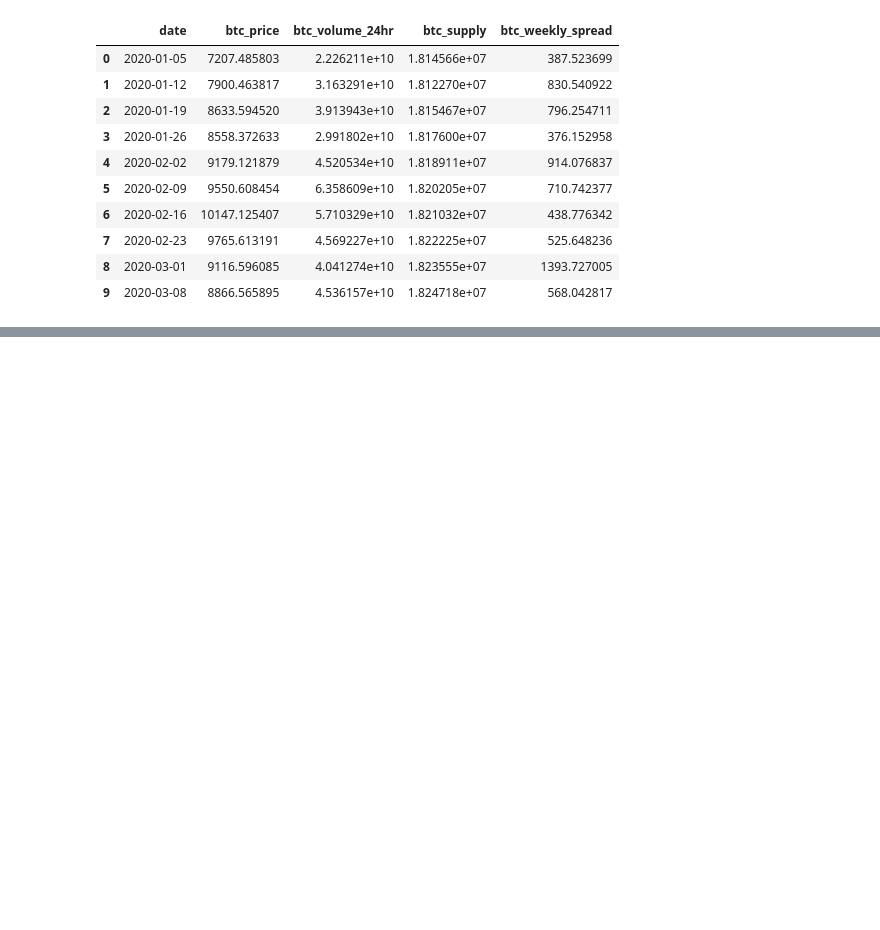
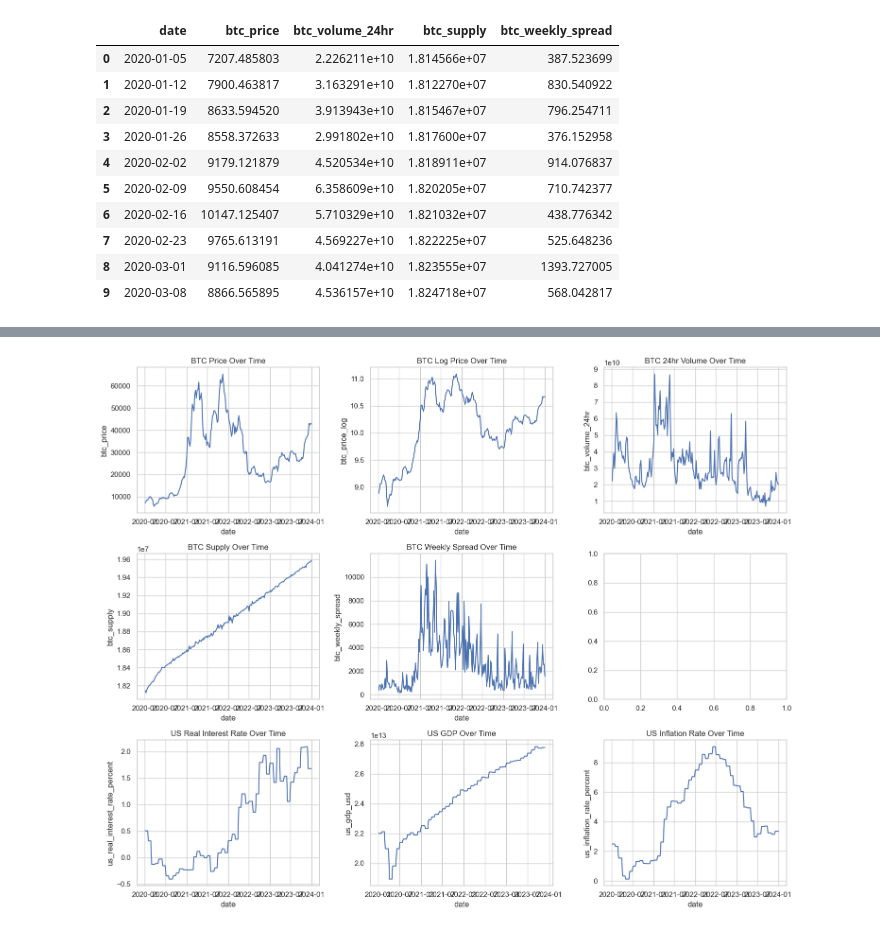
Before and after one commit to MaksimObukhov/btc-price, a Jupyter notebook: notebooks/processing.ipynb, the cells around one changed output, grey strips where cells are left out. Saved outputs shown, nothing was run; the diff lists cells and outputs as text; code cells hidden in the pictures; blank space fills up the shorter version.

```diff
--- a/notebooks/processing.ipynb
+++ b/notebooks/processing.ipynb
@@ -106,0 +147,44 @@ df_week.head(10)
+# %%
+# Set the style for seaborn
+sns.set(style="whitegrid")
+
+# Create subplots
+fig, axes = plt.subplots(nrows=3, ncols=3, figsize=(15, 12))
+
+# Plot BTC Price
+sns.lineplot(x='date', y='btc_price', data=df_week, ax=axes[0, 0])
+axes[0, 0].set_title('BTC Price Over Time')
+
+# Plot BTC Log Price
+sns.lineplot(x='date', y='btc_price_log', data=df_week, ax=axes[0, 1])
+axes[0, 1].set_title('BTC Log Price Over Time')
+
+# Plot BTC 24hr Volume
+sns.lineplot(x='date', y='btc_volume_24hr', data=df_week, ax=axes[0, 2])
+axes[0, 2].set_title('BTC 24hr Volume Over Time')
+
+# Plot BTC Supply
+sns.lineplot(x='date', y='btc_supply', data=df_week, ax=axes[1, 0])
+axes[1, 0].set_title('BTC Supply Over Time')
+
+# Plot BTC Weekly Spread
+sns.lineplot(x='date', y='btc_weekly_spread', data=df_week, ax=axes[1, 1])
+axes[1, 1].set_title('BTC Weekly Spread Over Time')
+
+# Plot US Real Interest Rate
+sns.lineplot(x='date', y='us_real_interest_rate_percent', data=df_week, ax=axes[2, 0])
+axes[2, 0].set_title('US Real Interest Rate Over Time')
+
+# Plot US GDP
+sns.lineplot(x='date', y='us_gdp_usd', data=df_week, ax=axes[2, 1])
+axes[2, 1].set_title('US GDP Over Time')
+
+# Plot US Inflation Rate
+sns.lineplot(x='date', y='us_inflation_rate_percent', data=df_week, ax=axes[2, 2])
+axes[2, 2].set_title('US Inflation Rate Over Time')
+
+# Adjust layout
+plt.tight_layout()
+plt.show()
+# %% [output]
+[figure, added]
```
Also changed, not shown: parts of 8 cells of this notebook, 2 other files.
